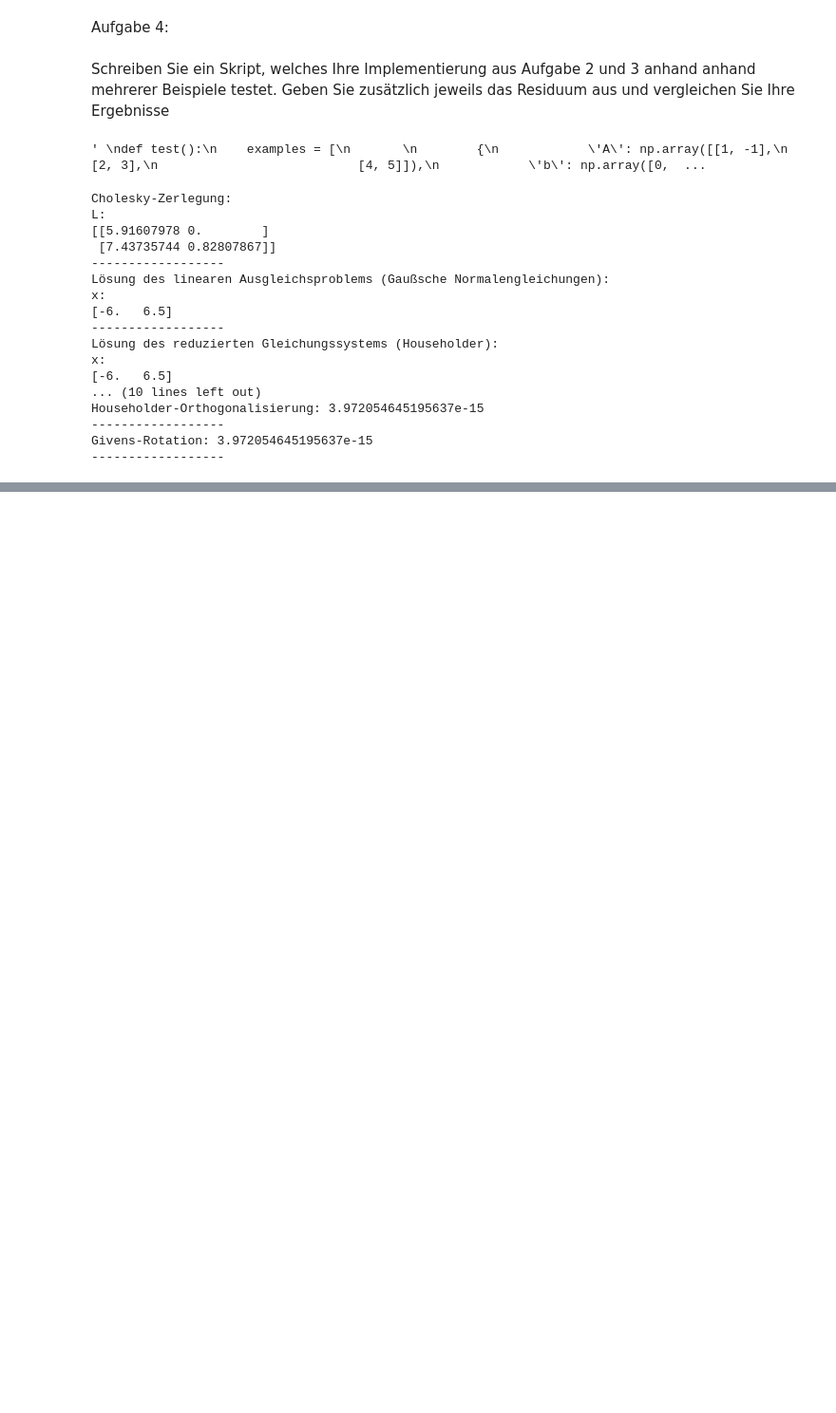
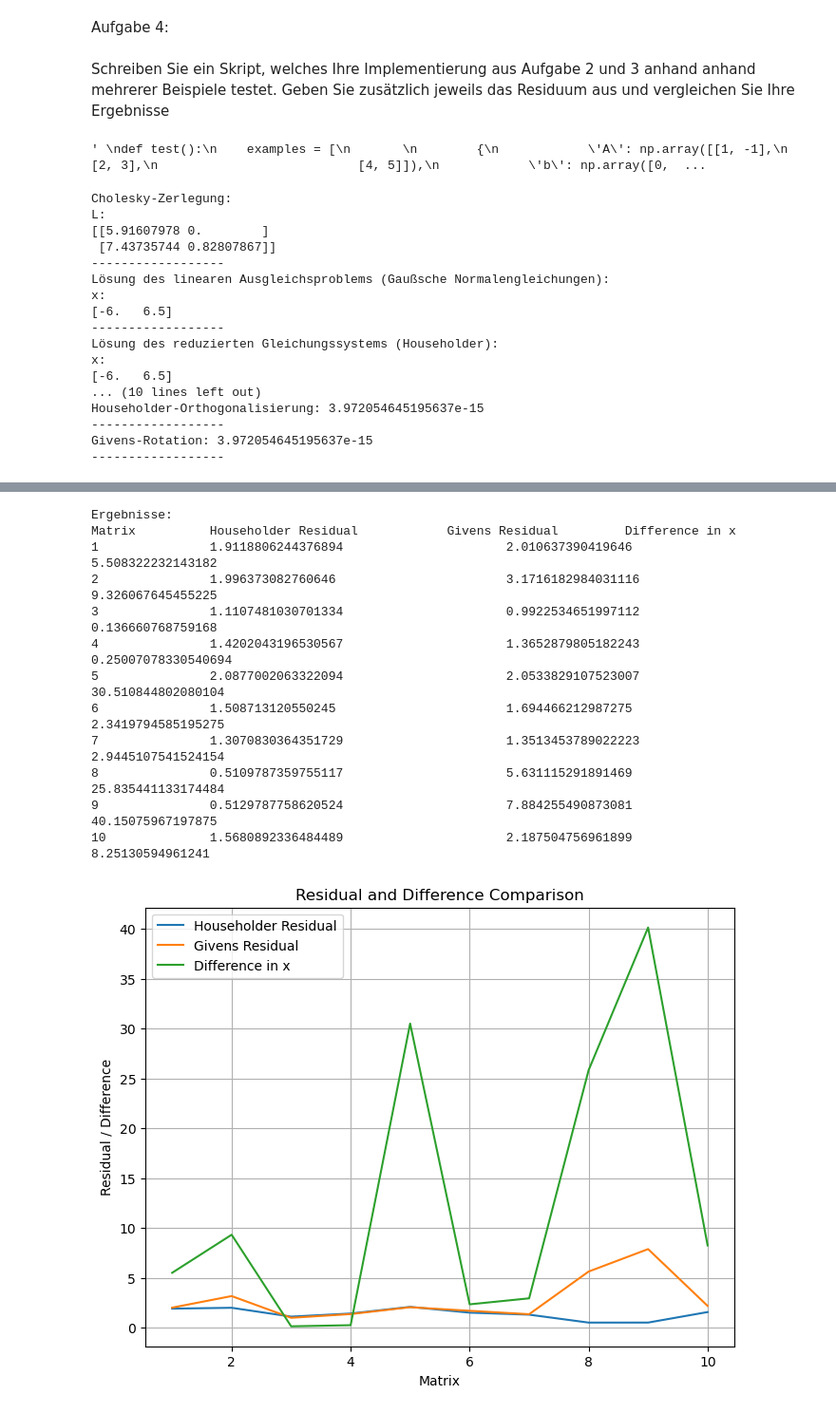
Before and after one commit to lionel-richy/scientific_Simulation_in_Python, a Jupyter notebook: Aufgabe2-4.ipynb, the cells around one changed output, grey strips where cells are left out. Shown: that part at 95% size. Saved outputs shown, nothing was run; the diff lists cells and outputs as text; code cells hidden in the pictures; blank space fills up the shorter version.

```diff
--- a/Aufgabe2-4.ipynb
+++ b/Aufgabe2-4.ipynb
@@ -606,0 +843,62 @@ Givens-Rotation: 3.972054645195637e-15
+# %%
+import numpy as np
+import matplotlib.pyplot as plt
+
+def test_implementation():
+    num_matrices = 10
+    results_table = np.zeros((num_matrices, 3))
+
+    for i in range(num_matrices):
+        # Generiere zufällige Matrix A und Vektor b
+        A = np.random.rand(3, 3)
+        b = np.random.rand(3)
+
+        # Householder-Orthogonalisierung
+        _, _, R_householder = householder_transformation(A)
+        b1_householder = np.dot(Q_householder.T, b)[:R_householder.shape[1]]
+        x_householder = solve_reduced_system(R_householder, b1_householder)
+        residual_householder = np.linalg.norm(b - np.dot(A, x_householder))
+
+        # Givens-Rotation
+        _, _, R_givens = givens_rotation(A)
+        b1_givens = np.dot(Q_givens.T, b)[:R_givens.shape[1]]
+        x_givens = solve_reduced_system(R_givens, b1_givens)
+        residual_givens = np.linalg.norm(b - np.dot(A, x_givens))
+
+        # Ergebnisse speichern
+        results_table[i] = [residual_householder, residual_givens, np.linalg.norm(x_householder - x_givens)]
+
+    # Tabelle ausgeben
+    print("Ergebnisse:")
+    print("Matrix\t\tHouseholder Residual\t\tGivens Residual\t\tDifference in x")
+    for i, row in enumerate(results_table):
+        print(f"{i+1}\t\t{row[0]}\t\t\t{row[1]}\t\t{row[2]}")
+
+    # Diagramm erstellen
+    plt.figure(figsize=(8, 6))
+    plt.plot(range(1, num_matrices + 1), results_table[:, 0], label="Householder Residual")
+    plt.plot(range(1, num_matrices + 1), results_table[:, 1], label="Givens Residual")
+    plt.plot(range(1, num_matrices + 1), results_table[:, 2], label="Difference in x")
+    plt.xlabel("Matrix")
+    plt.ylabel("Residual / Difference")
+    plt.title("Residual and Difference Comparison")
+    plt.legend()
+    plt.grid(True)
+    plt.show()
+
+# Testen der Implementierung
+test_implementation()
+# %% [output]
+Ergebnisse:
+Matrix          Householder Residual            Givens Residual         Difference in x
+1               1.9118806244376894                      2.010637390419646               5.508322232143182
+2               1.996373082760646                       3.1716182984031116              9.326067645455225
+3               1.1107481030701334                      0.9922534651997112              0.136660768759168
+4               1.4202043196530567                      1.3652879805182243              0.25007078330540694
+5               2.0877002063322094                      2.0533829107523007              30.510844802080104
+6               1.508713120550245                       1.694466212987275               2.3419794585195275
+7               1.3070830364351729                      1.3513453789022223              2.9445107541524154
+8               0.5109787359755117                      5.631115291891469               25.835441133174484
+9               0.5129787758620524                      7.884255490873081               40.15075967197875
+10              1.5680892336484489                      2.187504756961899               8.25130594961241
+[figure, added]
```
Also changed, not shown: parts of 7 cells of this notebook.
